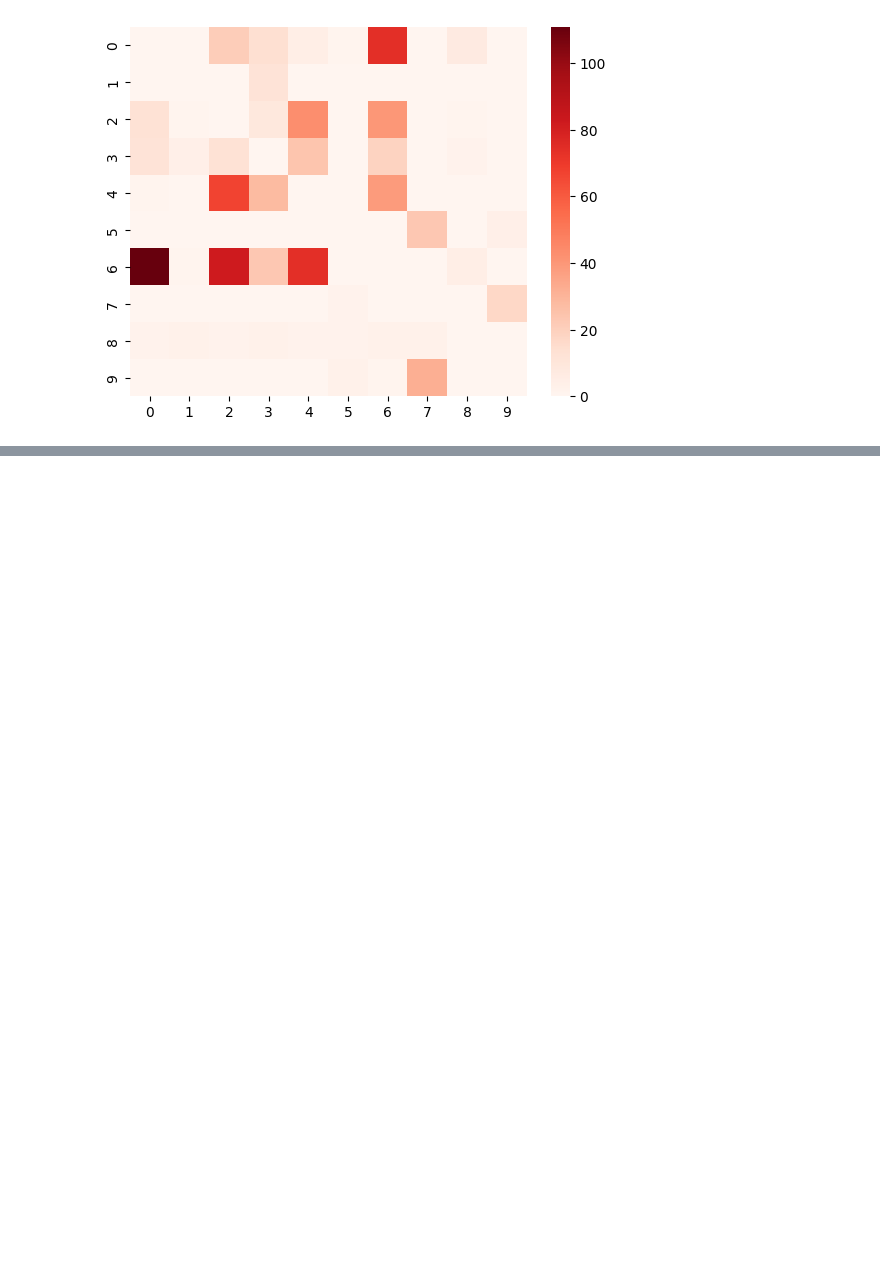
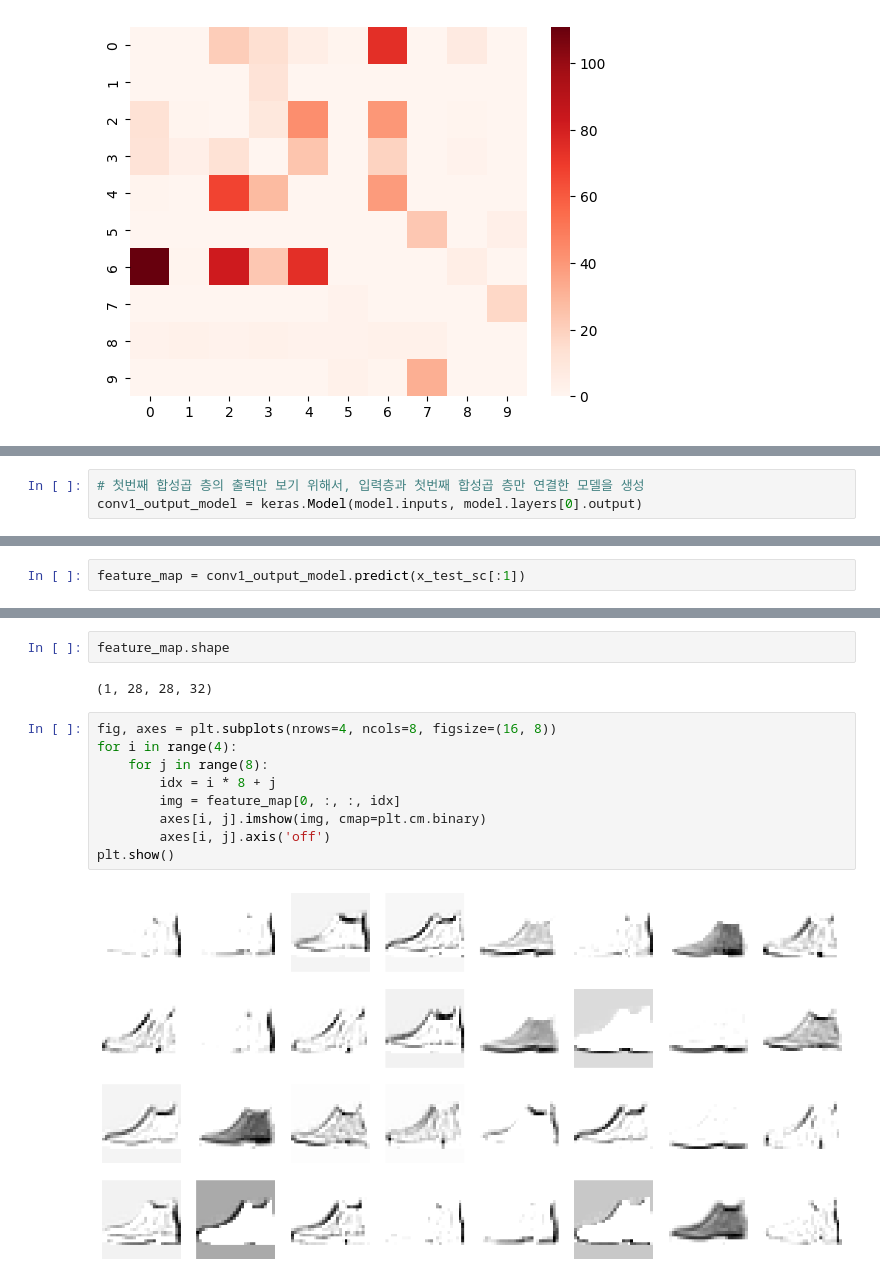
Before and after one commit to JakeOh/202605_BD57, a Jupyter notebook: lab_ml/ml18_cnn.ipynb, the cells around one changed output, grey strips where cells are left out. Drawn from its saved outputs; the diff is of its cells as text; blank space fills up the shorter version.

```diff
--- a/lab_ml/ml18_cnn.ipynb
+++ b/lab_ml/ml18_cnn.ipynb
@@ -616,0 +646,3 @@ plt.show()
+# %%
+# 첫번째 합성곱 층의 출력만 보기 위해서, 입력층과 첫번째 합성곱 층만 연결한 모델을 생성
+conv1_output_model = keras.Model(model.inputs, model.layers[0].output)
@@ -616,0 +670,2 @@ plt.show()
+# %%
+feature_map = conv1_output_model.predict(x_test_sc[:1])
@@ -616,0 +674,15 @@ plt.show()
+# %%
+feature_map.shape
+# %% [output]
+(1, 28, 28, 32)
+# %%
+fig, axes = plt.subplots(nrows=4, ncols=8, figsize=(16, 8))
+for i in range(4):
+    for j in range(8):
+        idx = i * 8 + j
+        img = feature_map[0, :, :, idx]
+        axes[i, j].imshow(img, cmap=plt.cm.binary)
+        axes[i, j].axis('off')
+plt.show()
+# %% [output]
+[figure, added]
```
Also changed, not shown: parts of 12 cells of this notebook.
